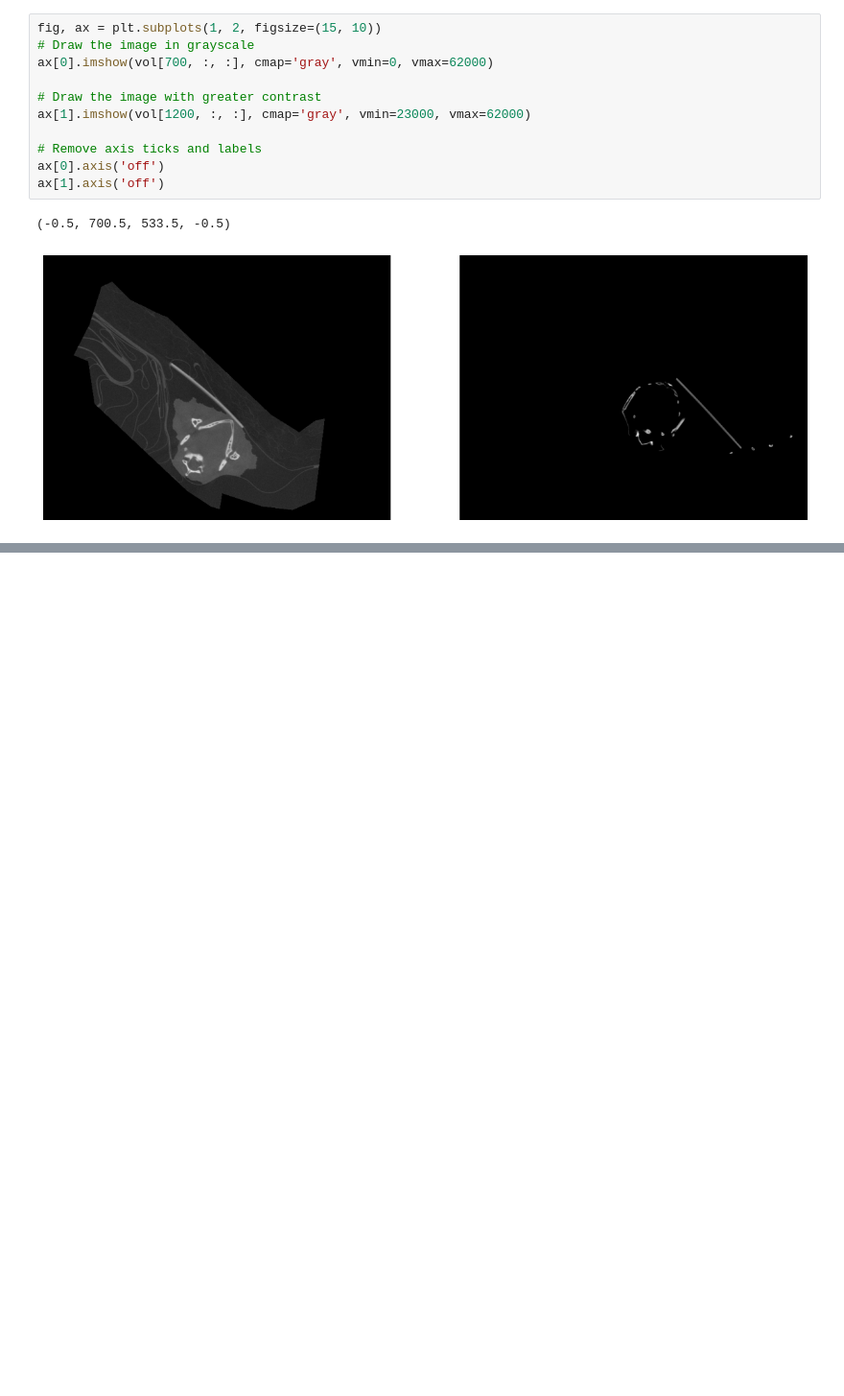
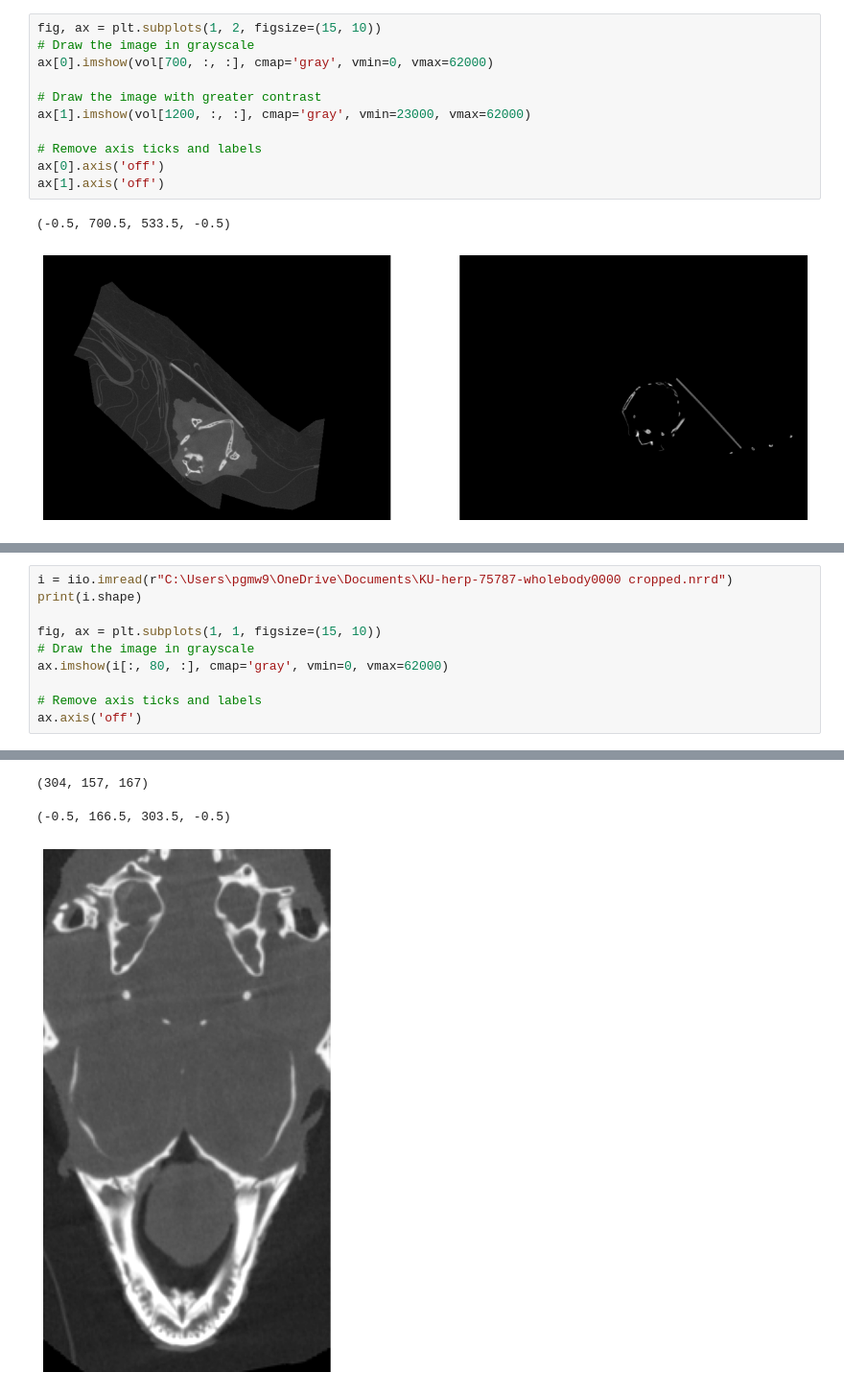
Before and after one commit to Human-Augment-Analytics/Lizard-Auto-Segmentation, a Jupyter notebook: testtif.ipynb, the cells around one changed output, grey strips where cells are left out. Shown at 96% size. Saved outputs shown, nothing was run; the diff lists cells and outputs as text; blank space fills up the shorter version.

```diff
--- a/testtif.ipynb
+++ b/testtif.ipynb
@@ -70,0 +131,11 @@ ax[1].axis('off')
+# %%
+i = iio.imread(r"C:\Users\pgmw9\OneDrive\Documents\KU-herp-75787-wholebody0000 cropped.nrrd")
+print(i.shape)
+
+fig, ax = plt.subplots(1, 1, figsize=(15, 10))
+# Draw the image in grayscale
+ax.imshow(i[:, 80, :], cmap='gray', vmin=0, vmax=62000)
+
+# Remove axis ticks and labels
+ax.axis('off')
+# %% [output]
@@ -70,0 +143,3 @@ ax[1].axis('off')
+(304, 157, 167)
+(-0.5, 166.5, 303.5, -0.5)
+[figure, added]
```
Also changed, not shown: parts of 9 cells of this notebook, 7 other files.
